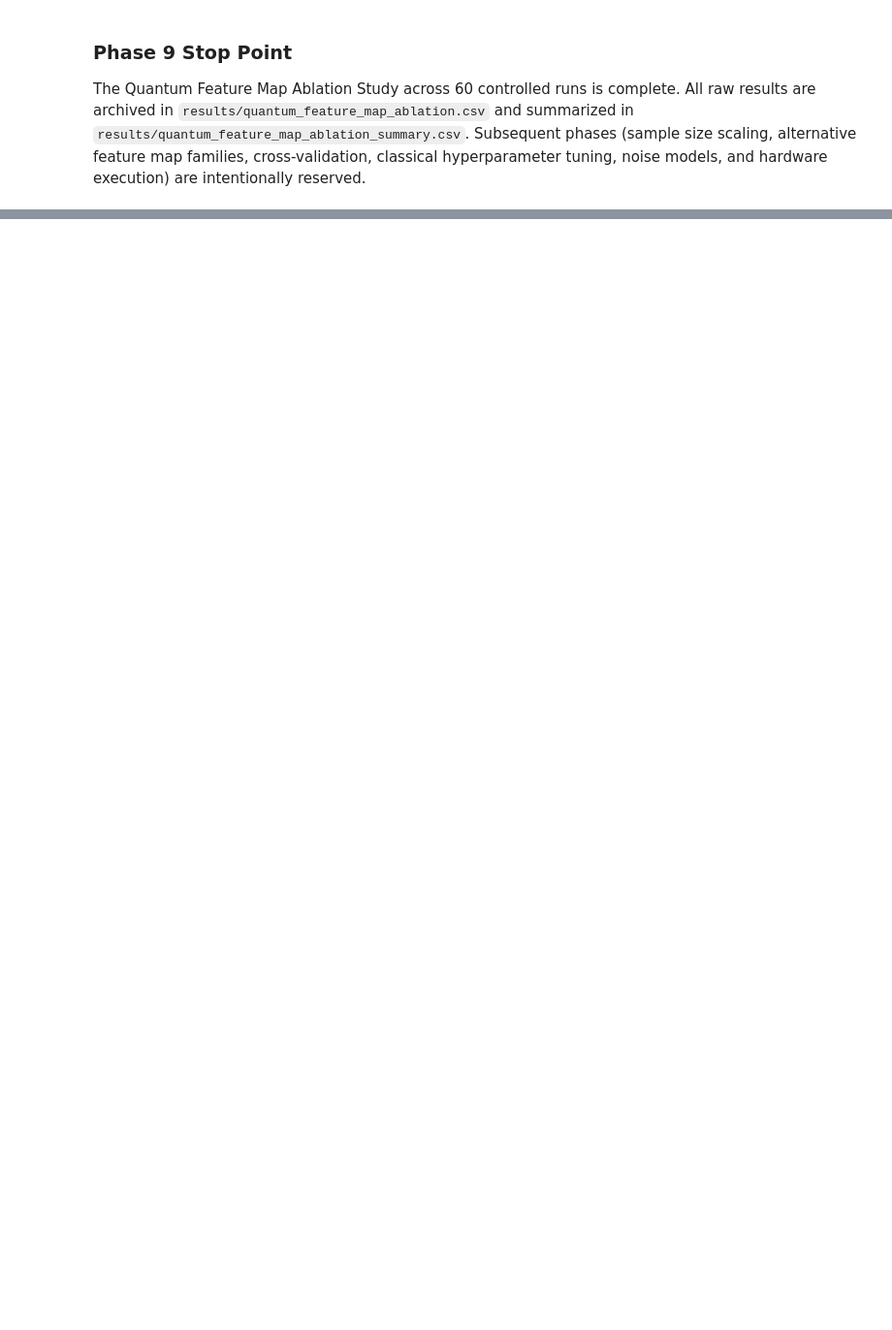
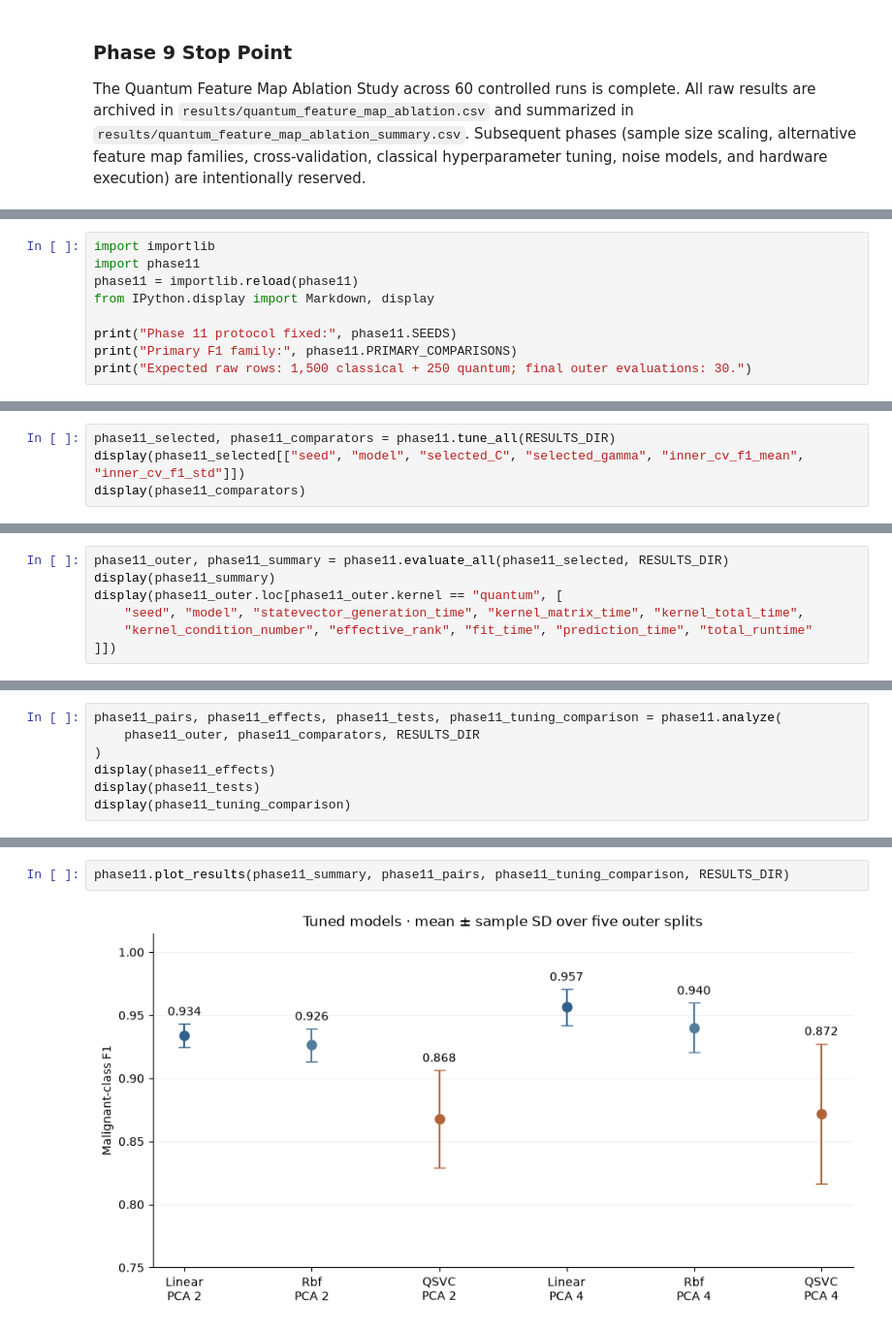
Before and after one commit to SinaQP/SVM-Vs-QSVM, a Jupyter notebook: svm_vs_qsvm_setup.ipynb, the cells around one changed output, grey strips where cells are left out. Shown at 97% size. Saved outputs shown, nothing was run; the diff lists cells and outputs as text; blank space fills up the shorter version.

Commit message:
feat: add nested svm tuning and paired phase11 analysis

```diff
--- a/svm_vs_qsvm_setup.ipynb
+++ b/svm_vs_qsvm_setup.ipynb
@@ -2621,0 +3347,9 @@ The Quantum Feature Map Ablation Study across 60 controlled runs is complete. Al
+# %%
+import importlib
+import phase11
+phase11 = importlib.reload(phase11)
+from IPython.display import Markdown, display
+
+print("Phase 11 protocol fixed:", phase11.SEEDS)
+print("Primary F1 family:", phase11.PRIMARY_COMPARISONS)
+print("Expected raw rows: 1,500 classical + 250 quantum; final outer evaluations: 30.")
@@ -2621,0 +3364,4 @@ The Quantum Feature Map Ablation Study across 60 controlled runs is complete. Al
+# %%
+phase11_selected, phase11_comparators = phase11.tune_all(RESULTS_DIR)
+display(phase11_selected[["seed", "model", "selected_C", "selected_gamma", "inner_cv_f1_mean", "inner_cv_f1_std"]])
+display(phase11_comparators)
@@ -2621,0 +3408,7 @@ The Quantum Feature Map Ablation Study across 60 controlled runs is complete. Al
+# %%
+phase11_outer, phase11_summary = phase11.evaluate_all(phase11_selected, RESULTS_DIR)
+display(phase11_summary)
+display(phase11_outer.loc[phase11_outer.kernel == "quantum", [
+    "seed", "model", "statevector_generation_time", "kernel_matrix_time", "kernel_total_time",
+    "kernel_condition_number", "effective_rank", "fit_time", "prediction_time", "total_runtime"
+]])
@@ -2621,0 +3463,7 @@ The Quantum Feature Map Ablation Study across 60 controlled runs is complete. Al
+# %%
+phase11_pairs, phase11_effects, phase11_tests, phase11_tuning_comparison = phase11.analyze(
+    phase11_outer, phase11_comparators, RESULTS_DIR
+)
+display(phase11_effects)
+display(phase11_tests)
+display(phase11_tuning_comparison)
@@ -2621,0 +3497,4 @@ The Quantum Feature Map Ablation Study across 60 controlled runs is complete. Al
+# %%
+phase11.plot_results(phase11_summary, phase11_pairs, phase11_tuning_comparison, RESULTS_DIR)
+# %% [output]
+[figure, added]
```
Also changed, not shown: parts of 48 cells of this notebook, 41 other files.
